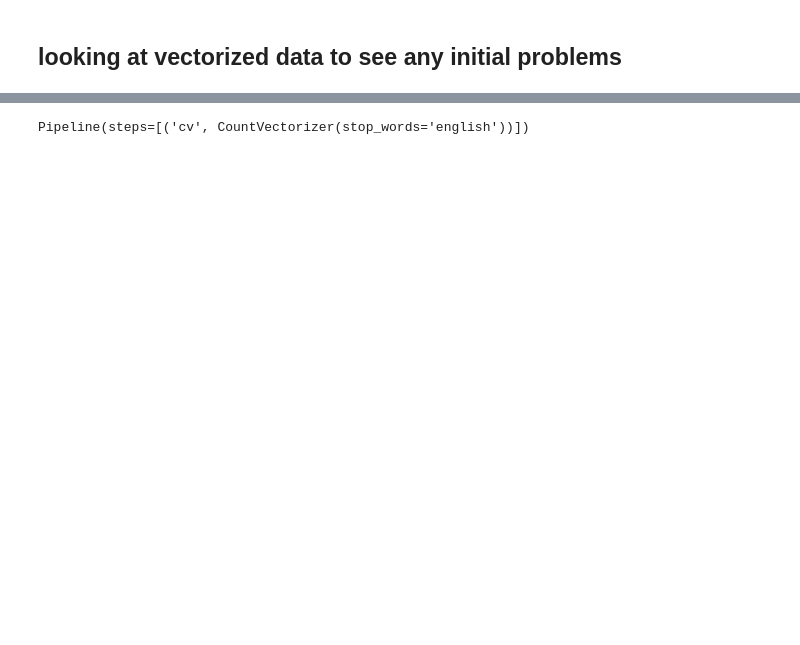
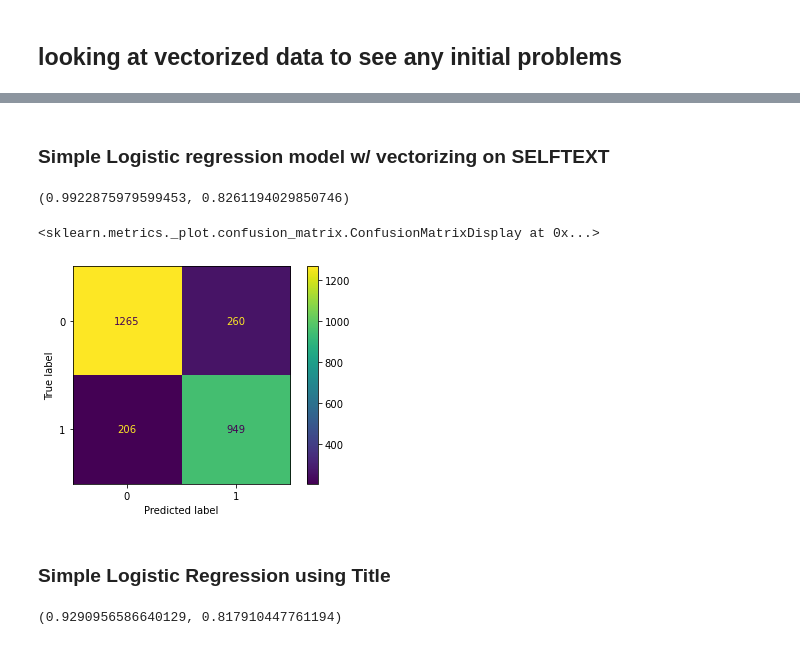
Before and after one commit to Daniel-Sun-99/Reddit-Post-Classification-NLP, a Jupyter notebook: code/SimpleCountvectorizer.ipynb, the cells around one changed output, grey strips where cells are left out. Saved outputs shown, nothing was run; the diff lists cells and outputs as text; code cells hidden in the pictures; blank space fills up the shorter version.

Commit message:
simple logistic regression finished

```diff
--- a/code/SimpleCountvectorizer.ipynb
+++ b/code/SimpleCountvectorizer.ipynb
@@ -23,0 +32,2 @@ df.head()
+# %%
+df = df[df['selftext'] != '[removed]']
@@ -24,5 +40,5 @@ df.head()
 # %%
-X = df.drop(columns = 'subreddit')
+X = df['selftext']
 y = df['subreddit']
 
 
@@ -63,4 +79,24 @@ pipe1 = Pipeline([
-# %%
-pipe1.fit(X_train, y_train)
-# %% [output]
-Pipeline(steps=[('cv', CountVectorizer(stop_words='english'))])
+# %% [markdown]
+### Simple Logistic regression model w/ vectorizing on SELFTEXT
+# %%
+params1 = {
+    'cv__stop_words' : 'english'
+}
+
+pipe1 = Pipeline([
+    ('cv', CountVectorizer(stop_words = 'english')),
+    ('logr', LogisticRegression(max_iter = 1_000))
+])
+
+pipe1.fit(X_train, y_train)
+
+pipe1.score(X_train, y_train), pipe1.score(X_test, y_test)
+# %% [output]
+(0.9922875979599453, 0.8261194029850746)
+# %%
+ConfusionMatrixDisplay.from_estimator(pipe1, X_test, y_test)
+# %% [output]
+<sklearn.metrics._plot.confusion_matrix.ConfusionMatrixDisplay at 0x...>
+[figure, added]
+# %% [markdown]
+### Simple Logistic Regression using Title
@@ -66,0 +109,6 @@ Pipeline(steps=[('cv', CountVectorizer(stop_words='english'))])
+# %%
+pipe1.fit(X_train, y_train)
+
+pipe1.score(X_train, y_train), pipe1.score(X_test, y_test)
+# %% [output]
+(0.9290956586640129, 0.817910447761194)
```
Also changed, not shown: parts of 24 cells of this notebook, 2 other files.
